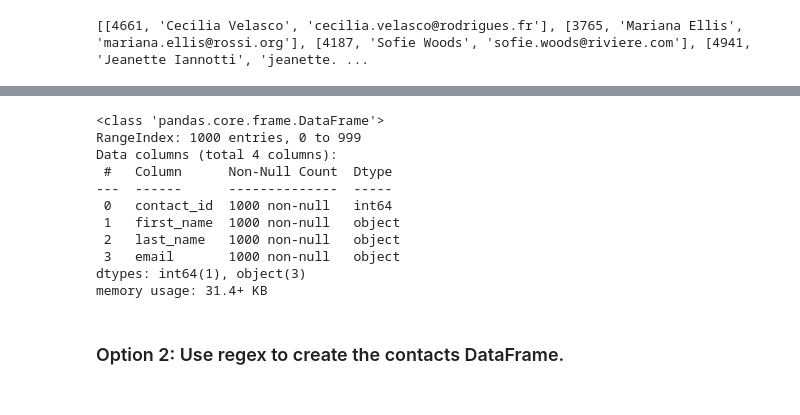
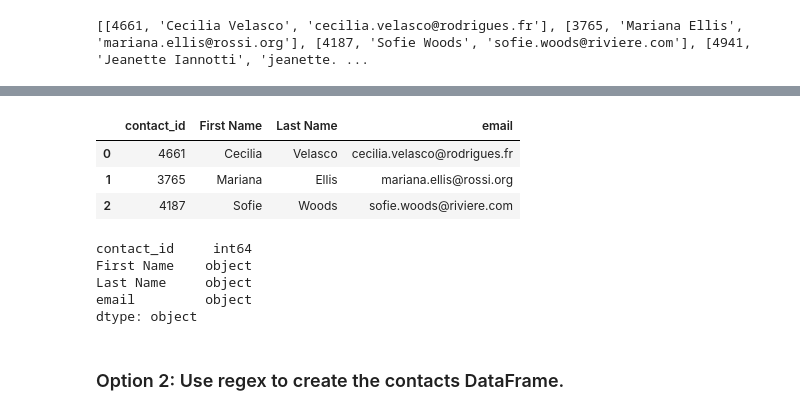
Before and after one commit to jsfrmsj/Crowdfunding_ETL, a Jupyter notebook: ETL_Mini_Project_Starter_Code_JSaini_BCopp_KRyno_Augustine.ipynb, the cells around one changed output, grey strips where cells are left out. Drawn from its saved outputs; the diff is of its cells as text; code cells hidden in the pictures.

```diff
--- a/ETL_Mini_Project_Starter_Code_JSaini_BCopp_KRyno_Augustine.ipynb
+++ b/ETL_Mini_Project_Starter_Code_JSaini_BCopp_KRyno_Augustine.ipynb
@@ -377,17 +360,21 @@ memory usage: 23.6+ KB
+# %%
+# Reorder the columns
+contact_info = contact_info[["contact_id", "First Name", "Last Name", "email"]]
+contact_info.head(3)
+# %% [output]
+|  | contact_id | First Name | Last Name | email |
+| 0 | 4661 | Cecilia | Velasco | cecilia.velasco@rodrigues.fr |
+| 1 | 3765 | Mariana | Ellis | mariana.ellis@rossi.org |
+| 2 | 4187 | Sofie | Woods | sofie.woods@riviere.com |
 # %%
 # Check the datatypes one more time before exporting as CSV file.
+print(contact_info.dtypes)
 # %% [output]
-<class 'pandas.core.frame.DataFrame'>
-RangeIndex: 1000 entries, 0 to 999
-Data columns (total 4 columns):
- #   Column      Non-Null Count  Dtype
----  ------      --------------  -----
- 0   contact_id  1000 non-null   int64
- 1   first_name  1000 non-null   object
- 2   last_name   1000 non-null   object
- 3   email       1000 non-null   object
-dtypes: int64(1), object(3)
-memory usage: 31.4+ KB
+contact_id     int64
+First Name    object
+Last Name     object
+email         object
+dtype: object
 # %%
 # Export the DataFrame as a CSV file.
 contacts_df_clean.to_csv("Resources/contacts.csv", encoding='utf8', index=False)
```
Also changed, not shown: parts of 16 cells of this notebook.
